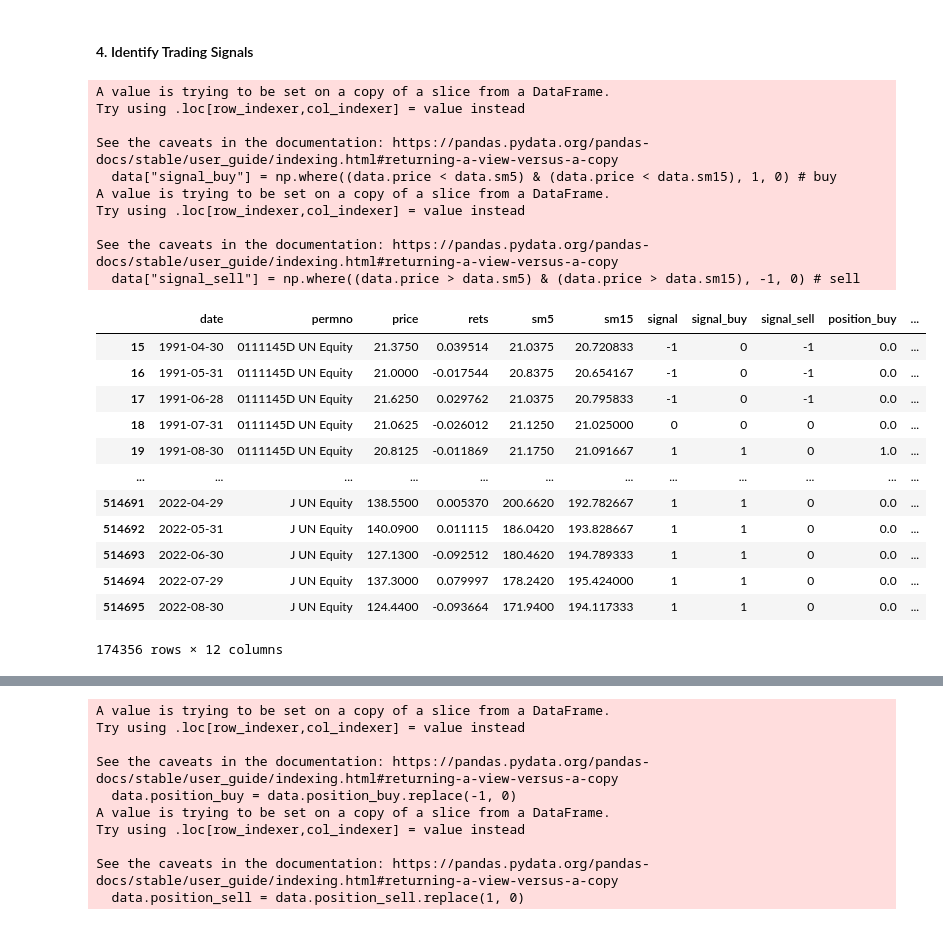
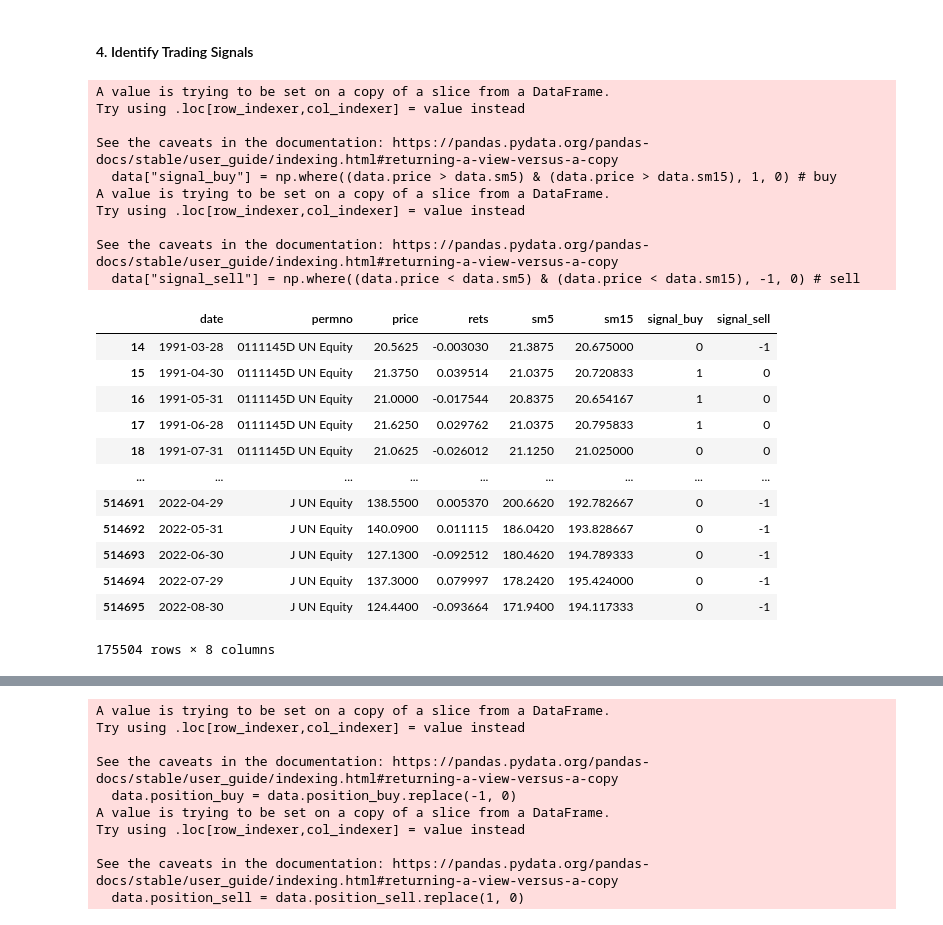
Before and after one commit to yassinehammou27/Algorithmic-Trading, a Jupyter notebook: strategy_break_out_moving_avg.ipynb, the cells around one changed output, grey strips where cells are left out. Saved outputs shown, nothing was run; the diff lists cells and outputs as text; code cells hidden in the pictures.

```diff
--- a/strategy_break_out_moving_avg.ipynb
+++ b/strategy_break_out_moving_avg.ipynb
@@ -68,33 +68,33 @@ data = data.dropna()
 # %% [markdown]
 #### 4. Identify Trading Signals
 # %%
-data["signal_buy"] = np.where((data.price < data.sm5) & (data.price < data.sm15), 1, 0) # buy
-data["signal_sell"] = np.where((data.price > data.sm5) & (data.price > data.sm15), -1, 0) # sell
+data["signal_buy"] = np.where((data.price > data.sm5) & (data.price > data.sm15), 1, 0) # buy
+data["signal_sell"] = np.where((data.price < data.sm5) & (data.price < data.sm15), -1, 0) # sell
 data
 # %% [output]
 A value is trying to be set on a copy of a slice from a DataFrame.
 Try using .loc[row_indexer,col_indexer] = value instead
 
 See the caveats in the documentation: https://pandas.pydata.org/pandas-docs/stable/user_guide/indexing.html#returning-a-view-versus-a-copy
-  data["signal_buy"] = np.where((data.price < data.sm5) & (data.price < data.sm15), 1, 0) # buy
+  data["signal_buy"] = np.where((data.price > data.sm5) & (data.price > data.sm15), 1, 0) # buy
 A value is trying to be set on a copy of a slice from a DataFrame.
 Try using .loc[row_indexer,col_indexer] = value instead
 
 See the caveats in the documentation: https://pandas.pydata.org/pandas-docs/stable/user_guide/indexing.html#returning-a-view-versus-a-copy
-  data["signal_sell"] = np.where((data.price > data.sm5) & (data.price > data.sm15), -1, 0) # sell
+  data["signal_sell"] = np.where((data.price < data.sm5) & (data.price < data.sm15), -1, 0) # sell
-|  | date | permno | price | rets | sm5 | sm15 | signal | signal_buy | signal_sell | position_buy | ... |
-| 15 | 1991-04-30 | 0111145D UN Equity | 21.3750 | 0.039514 | 21.0375 | 20.720833 | -1 | 0 | -1 | 0.0 | ... |
-| 16 | 1991-05-31 | 0111145D UN Equity | 21.0000 | -0.017544 | 20.8375 | 20.654167 | -1 | 0 | -1 | 0.0 | ... |
-| 17 | 1991-06-28 | 0111145D UN Equity | 21.6250 | 0.029762 | 21.0375 | 20.795833 | -1 | 0 | -1 | 0.0 | ... |
-| 18 | 1991-07-31 | 0111145D UN Equity | 21.0625 | -0.026012 | 21.1250 | 21.025000 | 0 | 0 | 0 | 0.0 | ... |
-| 19 | 1991-08-30 | 0111145D UN Equity | 20.8125 | -0.011869 | 21.1750 | 21.091667 | 1 | 1 | 0 | 1.0 | ... |
-| ... | ... | ... | ... | ... | ... | ... | ... | ... | ... | ... | ... |
-| 514691 | 2022-04-29 | J UN Equity | 138.5500 | 0.005370 | 200.6620 | 192.782667 | 1 | 1 | 0 | 0.0 | ... |
-| 514692 | 2022-05-31 | J UN Equity | 140.0900 | 0.011115 | 186.0420 | 193.828667 | 1 | 1 | 0 | 0.0 | ... |
-| 514693 | 2022-06-30 | J UN Equity | 127.1300 | -0.092512 | 180.4620 | 194.789333 | 1 | 1 | 0 | 0.0 | ... |
-| 514694 | 2022-07-29 | J UN Equity | 137.3000 | 0.079997 | 178.2420 | 195.424000 | 1 | 1 | 0 | 0.0 | ... |
-| 514695 | 2022-08-30 | J UN Equity | 124.4400 | -0.093664 | 171.9400 | 194.117333 | 1 | 1 | 0 | 0.0 | ... |
+|  | date | permno | price | rets | sm5 | sm15 | signal_buy | signal_sell |
+| 14 | 1991-03-28 | 0111145D UN Equity | 20.5625 | -0.003030 | 21.3875 | 20.675000 | 0 | -1 |
+| 15 | 1991-04-30 | 0111145D UN Equity | 21.3750 | 0.039514 | 21.0375 | 20.720833 | 1 | 0 |
+| 16 | 1991-05-31 | 0111145D UN Equity | 21.0000 | -0.017544 | 20.8375 | 20.654167 | 1 | 0 |
+| 17 | 1991-06-28 | 0111145D UN Equity | 21.6250 | 0.029762 | 21.0375 | 20.795833 | 1 | 0 |
+| 18 | 1991-07-31 | 0111145D UN Equity | 21.0625 | -0.026012 | 21.1250 | 21.025000 | 0 | 0 |
+| ... | ... | ... | ... | ... | ... | ... | ... | ... |
+| 514691 | 2022-04-29 | J UN Equity | 138.5500 | 0.005370 | 200.6620 | 192.782667 | 0 | -1 |
+| 514692 | 2022-05-31 | J UN Equity | 140.0900 | 0.011115 | 186.0420 | 193.828667 | 0 | -1 |
+| 514693 | 2022-06-30 | J UN Equity | 127.1300 | -0.092512 | 180.4620 | 194.789333 | 0 | -1 |
+| 514694 | 2022-07-29 | J UN Equity | 137.3000 | 0.079997 | 178.2420 | 195.424000 | 0 | -1 |
+| 514695 | 2022-08-30 | J UN Equity | 124.4400 | -0.093664 | 171.9400 | 194.117333 | 0 | -1 |
-174356 rows × 12 columns
+175504 rows × 8 columns
 # %%
 data.loc[:,"position_buy"] = data.groupby("permno")["signal_buy"].diff()
 data.loc[:,"position_sell"] = data.groupby("permno")["signal_sell"].diff()
```
Also changed, not shown: parts of 18 cells of this notebook.
